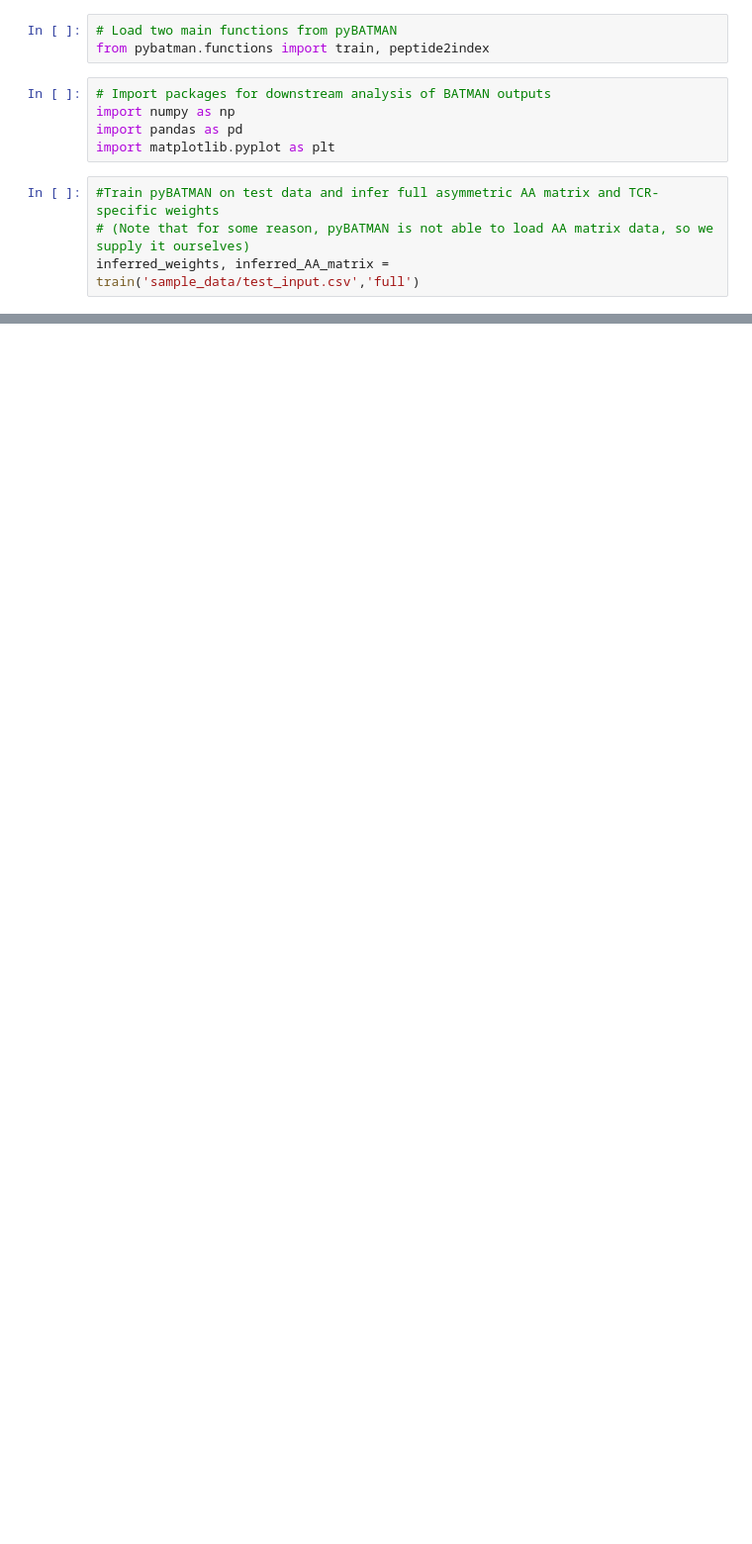
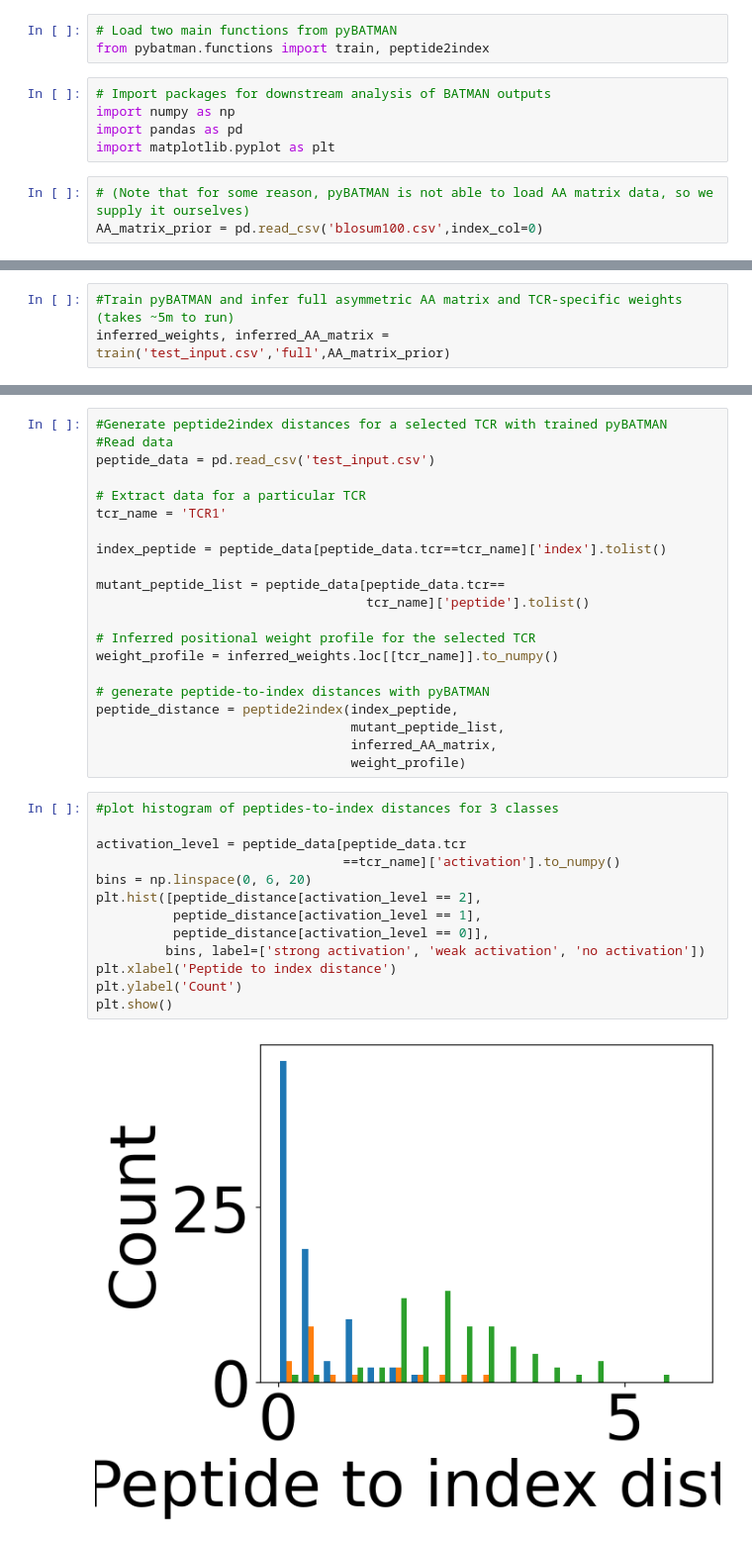
Before and after one commit to banerjeeamitava/pyBATMAN, a Jupyter notebook: colab_notebook/Using_pyBATMAN.ipynb, the cells around one changed output, grey strips where cells are left out. Shown: that part at 99% size. Cells and saved outputs as stored; diff of their text form; blank space fills up the shorter version.

```diff
--- a/colab_notebook/Using_pyBATMAN.ipynb
+++ b/colab_notebook/Using_pyBATMAN.ipynb
@@ -31,6 +33,5 @@ import numpy as np
 import pandas as pd
 import matplotlib.pyplot as plt
 # %%
-#Train pyBATMAN on test data and infer full asymmetric AA matrix and TCR-specific weights
 # (Note that for some reason, pyBATMAN is not able to load AA matrix data, so we supply it ourselves)
-inferred_weights, inferred_AA_matrix = train('sample_data/test_input.csv','full')
+AA_matrix_prior = pd.read_csv('blosum100.csv',index_col=0)
@@ -38,0 +38,3 @@ SystemExit: ignored
+# %%
+#Train pyBATMAN and infer full asymmetric AA matrix and TCR-specific weights (takes ~5m to run)
+inferred_weights, inferred_AA_matrix = train('test_input.csv','full',AA_matrix_prior)
@@ -39 +44,37 @@ SystemExit: ignored
+# %%
+#Generate peptide2index distances for a selected TCR with trained pyBATMAN
+#Read data
+peptide_data = pd.read_csv('test_input.csv')
+
+# Extract data for a particular TCR
+tcr_name = 'TCR1'
+
+index_peptide = peptide_data[peptide_data.tcr==tcr_name]['index'].tolist()
+
+mutant_peptide_list = peptide_data[peptide_data.tcr==
+                                   tcr_name]['peptide'].tolist()
+
+# Inferred positional weight profile for the selected TCR
+weight_profile = inferred_weights.loc[[tcr_name]].to_numpy()
+
+# generate peptide-to-index distances with pyBATMAN
+peptide_distance = peptide2index(index_peptide,
+                                 mutant_peptide_list,
+                                 inferred_AA_matrix,
+                                 weight_profile)
+# %%
+#plot histogram of peptides-to-index distances for 3 classes
+
+activation_level = peptide_data[peptide_data.tcr
+                                ==tcr_name]['activation'].to_numpy()
+bins = np.linspace(0, 6, 20)
+plt.hist([peptide_distance[activation_level == 2],
+          peptide_distance[activation_level == 1],
+          peptide_distance[activation_level == 0]],
+         bins, label=['strong activation', 'weak activation', 'no activation'])
+plt.xlabel('Peptide to index distance')
+plt.ylabel('Count')
+plt.show()
+# %% [output]
+[figure, added]
 # %%
```
Also changed, not shown: parts of 6 cells of this notebook.
